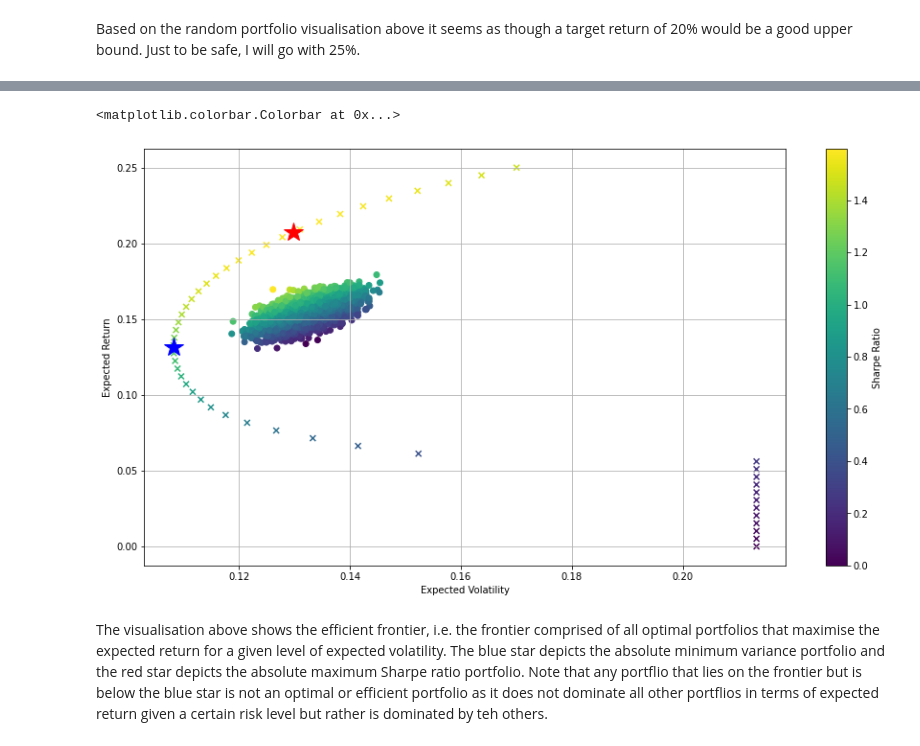
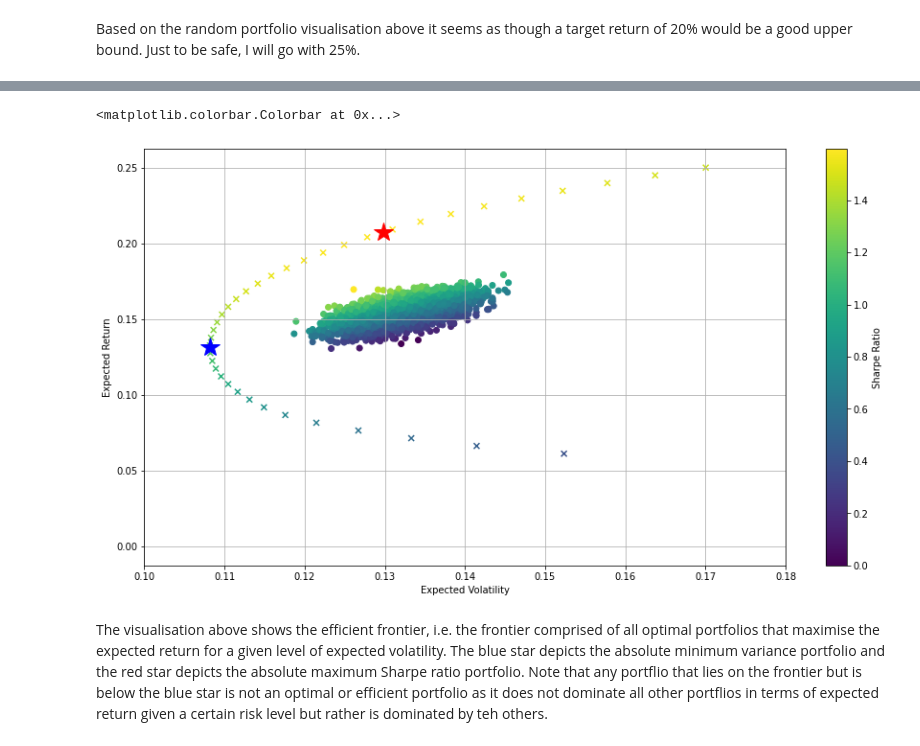
Before and after one commit to JoBe10/Mean_Variance_Portfolio_Optimisation, a Jupyter notebook: Efficient_Frontiers.ipynb, the cells around one changed output, grey strips where cells are left out. Drawn from its saved outputs; the diff is of its cells as text; code cells hidden in the pictures.

```diff
--- a/Efficient_Frontiers.ipynb
+++ b/Efficient_Frontiers.ipynb
@@ -319,17 +338,18 @@ target_rs, target_stds = efficient_frontier(0.0, 0.25, 50)
 # %%
 # Plot the efficient frontier in the same visualisation as the randomly generated portfolios
 plt.figure(figsize=(15, 8))
 plt.scatter(ptf_stds, ptf_rs, c=ptf_rs/ptf_stds, marker='o')
 plt.scatter(target_stds, target_rs, c=target_rs/target_stds, marker='x')
 plt.plot(ptf_stats(opts['x'])[1], ptf_stats(opts['x'])[0], 'r*', markersize=20.0)
 plt.plot(ptf_stats(opt_var['x'])[1], ptf_stats(opt_var['x'])[0], 'b*', markersize=20.0)
 plt.grid(True)
 plt.xlabel('Expected Volatility')
 plt.ylabel('Expected Return')
+plt.xlim(0.10, 0.18)
 plt.colorbar(label='Sharpe Ratio')
 # %% [output]
 <matplotlib.colorbar.Colorbar at 0x...>
-[figure, old version]
+[figure, new version]
 # %% [markdown]
 The visualisation above shows the efficient frontier, i.e. the frontier comprised of all optimal portfolios that maximise the expected return for a given level of expected volatility. The blue star depicts the absolute minimum variance portfolio and the red star depicts the absolute maximum Sharpe ratio portfolio. Note that any portflio that lies on the frontier but is below the blue star is not an optimal or efficient portfolio as it does not dominate all other portflios in terms of expected return given a certain risk level but rather is dominated by teh others.
 # %% [markdown]
```
Also changed, not shown: parts of 16 cells of this notebook.
